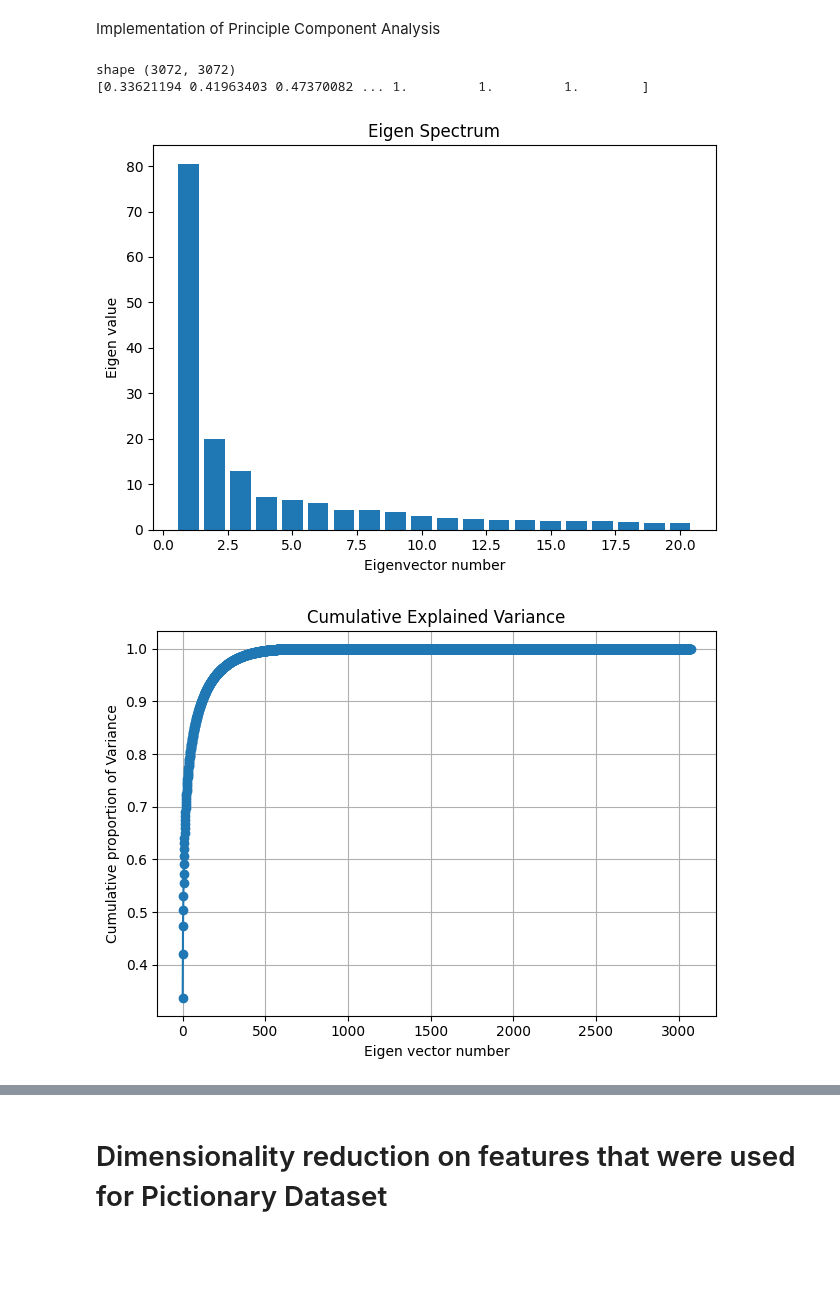
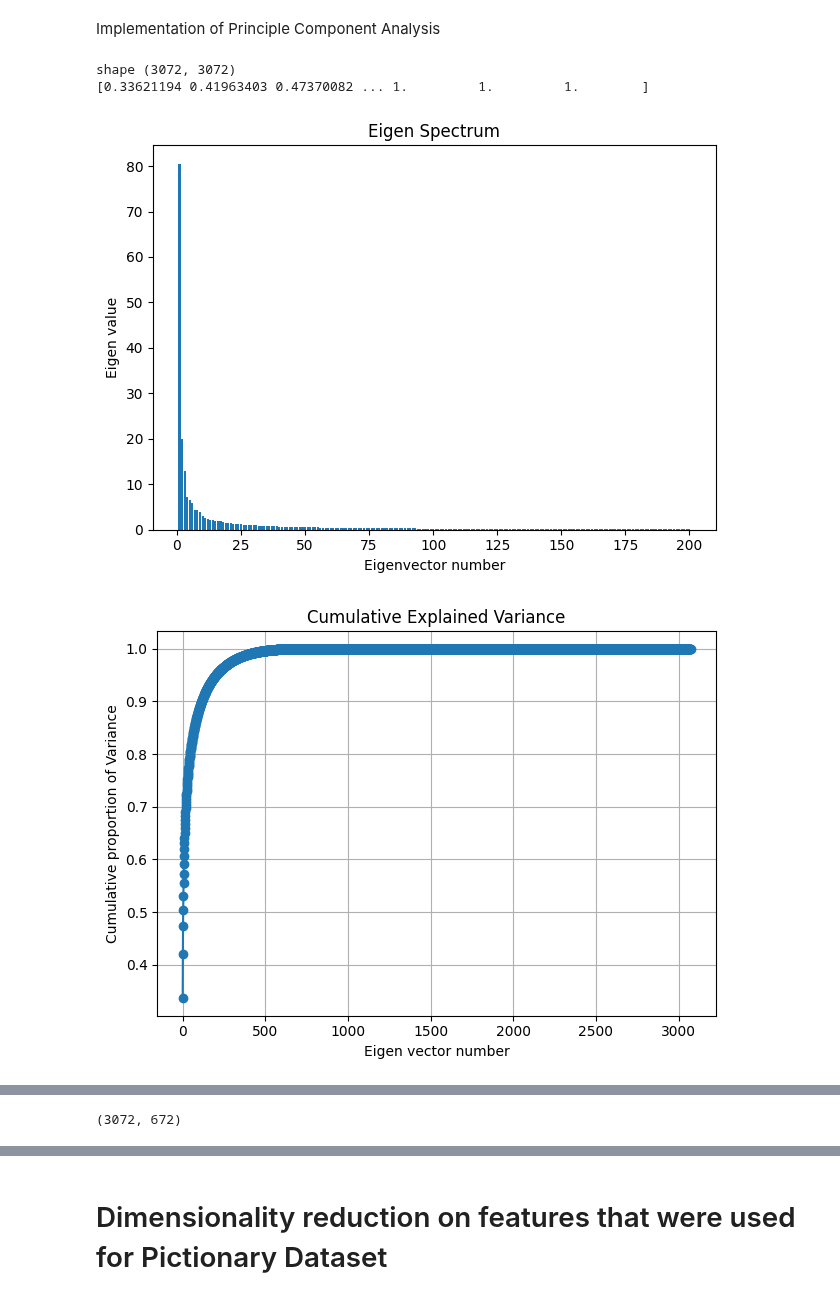
Before and after one commit to ROHIT32767/SMAI-A2, a Jupyter notebook: PCA.ipynb, the cells around one changed output, grey strips where cells are left out. Drawn from its saved outputs; the diff is of its cells as text; code cells hidden in the pictures; blank space fills up the shorter version.

```diff
--- a/PCA.ipynb
+++ b/PCA.ipynb
@@ -164,34 +163,49 @@ class PCA:
             num_components = self.n_components_
         top_eigen_values = self.eigen_values[:num_components]
         plt.bar(range(1,1+num_components),top_eigen_values)
         plt.xlabel('Eigenvector number')
         plt.ylabel('Eigen value')
         plt.title('Eigen Spectrum')
         plt.tight_layout()
         plt.show()
 
     def plot_cumulative_variance(self):
         plt.plot(np.arange(1, len(self.explained_variance_ratio_) + 1), self.explained_variance_ratio_, marker='o')
         plt.xlabel('Eigen vector number')
         plt.ylabel('Cumulative proportion of Variance')
         plt.title('Cumulative Explained Variance')
         plt.grid(True)
         plt.tight_layout()
         plt.show()
 
     def image_compression(self,X):
         if self.components_ is None:
             raise ValueError("Eigen Vectors are Not Defined")
         VV = self.components_[:, :self.n_components_]
+        num_samples = X.shape[0]
+        T = (X.reshape(num_samples,-1)).T
+        # print(T.shape)
+        mean = np.mean(T,axis=1)
+        # Suppose we have a vector of n discrete measurements, r̃ = (r̃1 ,r̃2 , . . . , r̃n), with mean µr .If we subtract the mean from each of the measurements, then we obtain a translated set of measurements r = (r1 ,r2 , . . . , rn), that has zero mean.
+        X_centered = T-mean.reshape(-1,1)
+        Y = VV.T@X_centered
+        XX = VV@Y
+        return XX+self.mean_.reshape(-1,1)
 
 
-n_components = 20
-pca = PCA(20)
+
+n_components = 200
+pca = PCA(200)
 pca.fit(X)
 pca.eigen_spectrum()
 pca.plot_cumulative_variance()
+compressed_X = pca.image_compression(X)
+print(compressed_X.shape)
+new_image = compressed_X.T
+compressed_image = new_image.reshape(672,32,32,3)
+display_images(compressed_image[ind,...],y[ind], row=2,col=3)
 # %% [output]
 shape (3072, 3072)
 [0.33621194 0.41963403 0.47370082 ... 1.         1.         1.        ]
-[figure, old version]
+[figure, new version]
 [figure]
@@ -197,0 +218 @@ shape (3072, 3072)
+(3072, 672)
```
Also changed, not shown: parts of 2 cells of this notebook.
